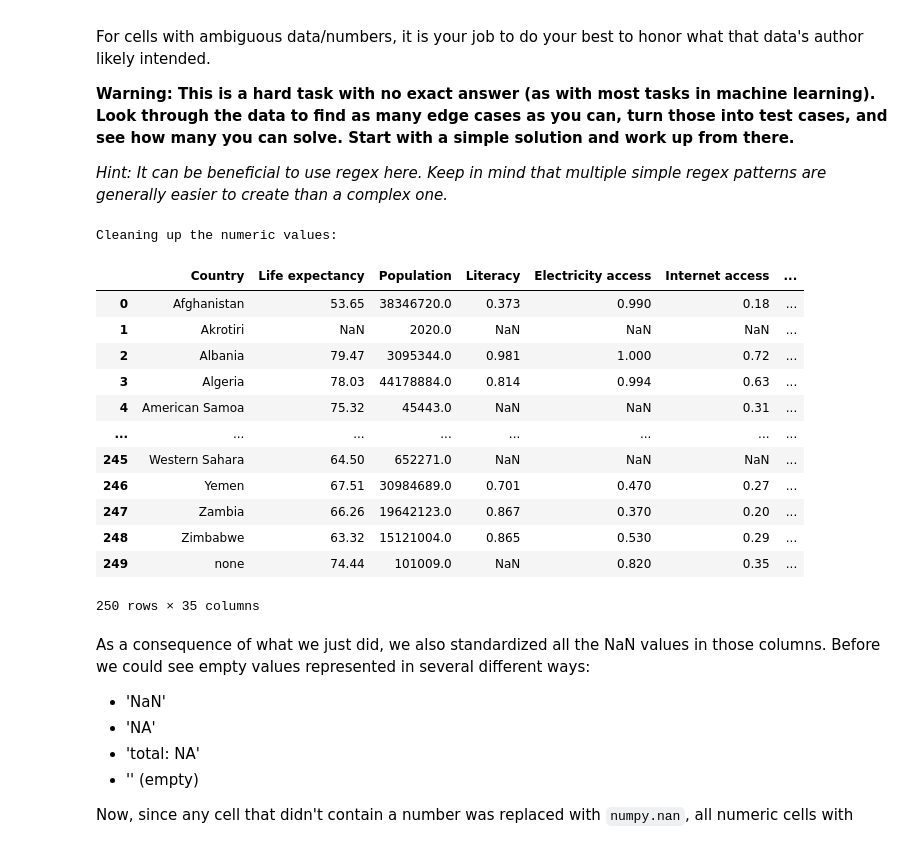
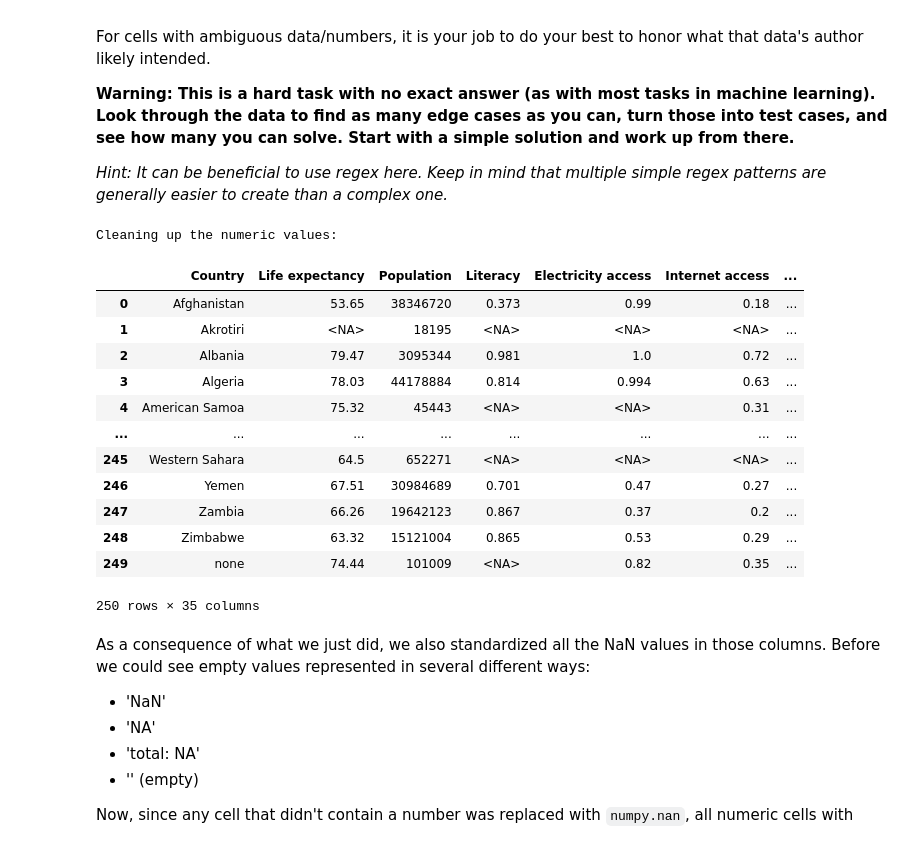
Before and after one commit to Hankasuarus1/CSE-40-Asgn-3, a Jupyter notebook: assignment.ipynb, the cells around one changed output. Cells and saved outputs as stored; diff of their text form; code cells hidden in the pictures.

Commit message:
fixing errors in asgn 3

```diff
--- a/assignment.ipynb
+++ b/assignment.ipynb
@@ -209,38 +209,71 @@ Start with a simple solution and work up from there.**
 It can be beneficial to use regex here.
 Keep in mind that multiple simple regex patterns are generally easier to create than a complex one.*
 # %%
-def extract_numbers(frame, ignore_columns = []):
+def extract_numbers(frame, ignore_columns=[]):
     for column in frame.columns:
         if column in ignore_columns:
             continue
 
-        text = frame[column].astype(str)
-        numbers = text.str.extract(r"(-?\d[\d,]*\.?\d*)")[0]
+        def clean_value(value):
+            text = str(value)
 
-        has_percent = text.str.contains("%", na=False)
-        numbers = numbers.str.replace(",", "", regex=False)
-        numeric = pandas.to_numeric(numbers, errors="coerce")
-        numeric[has_percent] = numeric[has_percent] / 100
+            numbers = pandas.Series([text]).str.findall(r"-?\d[\d,]*\.?\d*")[0]
 
-        frame[column] = numeric
+            if len(numbers) == 0:
+                return pandas.NA
+
+            cleaned_numbers = []
+            for number in numbers:
+                cleaned_numbers.append(number.replace(",", ""))
+
+            numeric_numbers = []
+            for number in cleaned_numbers:
+                numeric_numbers.append(float(number) if "." in number else int(number))
+
+            if "%" in text:
+                percent_numbers = []
+
+                parts = text.split("%")
+                for i in range(len(parts) - 1):
+                    before_percent = parts[i]
+                    nums = pandas.Series([before_percent]).str.findall(r"-?\d[\d,]*\.?\d*")[0]
+                    if len(nums) > 0:
+                        percent_numbers.append(nums[-1].replace(",", ""))
+
+                if len(percent_numbers) > 0:
+                    number = percent_numbers[-1]
+                    result = float(number) / 100
+                    return round(result, 10)
+
+            if len(numeric_numbers) > 1:
+                return max(numeric_numbers)
+
+            return numeric_numbers[0]
+
+        frame[column] = pandas.Series(
+            frame[column].apply(clean_value).tolist(),
+            index=frame.index,
+            dtype=object
+        )
+
     return frame
 
 print("Cleaning up the numeric values:")
 extract_numbers(world_data, ['Country', 'Export commodities'])
 # %% [output]
 Cleaning up the numeric values:
 |  | Country | Life expectancy | Population | Literacy | Electricity access | Internet access | ... |
-| 0 | Afghanistan | 53.65 | 38346720.0 | 0.373 | 0.990 | 0.18 | ... |
-| 1 | Akrotiri | NaN | 2020.0 | NaN | NaN | NaN | ... |
-| 2 | Albania | 79.47 | 3095344.0 | 0.981 | 1.000 | 0.72 | ... |
-| 3 | Algeria | 78.03 | 44178884.0 | 0.814 | 0.994 | 0.63 | ... |
-| 4 | American Samoa | 75.32 | 45443.0 | NaN | NaN | 0.31 | ... |
+| 0 | Afghanistan | 53.65 | 38346720 | 0.373 | 0.99 | 0.18 | ... |
+| 1 | Akrotiri | <NA> | 18195 | <NA> | <NA> | <NA> | ... |
+| 2 | Albania | 79.47 | 3095344 | 0.981 | 1.0 | 0.72 | ... |
+| 3 | Algeria | 78.03 | 44178884 | 0.814 | 0.994 | 0.63 | ... |
+| 4 | American Samoa | 75.32 | 45443 | <NA> | <NA> | 0.31 | ... |
 | ... | ... | ... | ... | ... | ... | ... | ... |
-| 245 | Western Sahara | 64.50 | 652271.0 | NaN | NaN | NaN | ... |
-| 246 | Yemen | 67.51 | 30984689.0 | 0.701 | 0.470 | 0.27 | ... |
-| 247 | Zambia | 66.26 | 19642123.0 | 0.867 | 0.370 | 0.20 | ... |
-| 248 | Zimbabwe | 63.32 | 15121004.0 | 0.865 | 0.530 | 0.29 | ... |
-| 249 | none | 74.44 | 101009.0 | NaN | 0.820 | 0.35 | ... |
+| 245 | Western Sahara | 64.5 | 652271 | <NA> | <NA> | <NA> | ... |
+| 246 | Yemen | 67.51 | 30984689 | 0.701 | 0.47 | 0.27 | ... |
+| 247 | Zambia | 66.26 | 19642123 | 0.867 | 0.37 | 0.2 | ... |
+| 248 | Zimbabwe | 63.32 | 15121004 | 0.865 | 0.53 | 0.29 | ... |
+| 249 | none | 74.44 | 101009 | <NA> | 0.82 | 0.35 | ... |
 250 rows × 35 columns
 # %% [markdown]
 As a consequence of what we just did, we also standardized all the NaN values in those columns.
```
Also changed, not shown: parts of 4 cells of this notebook.
